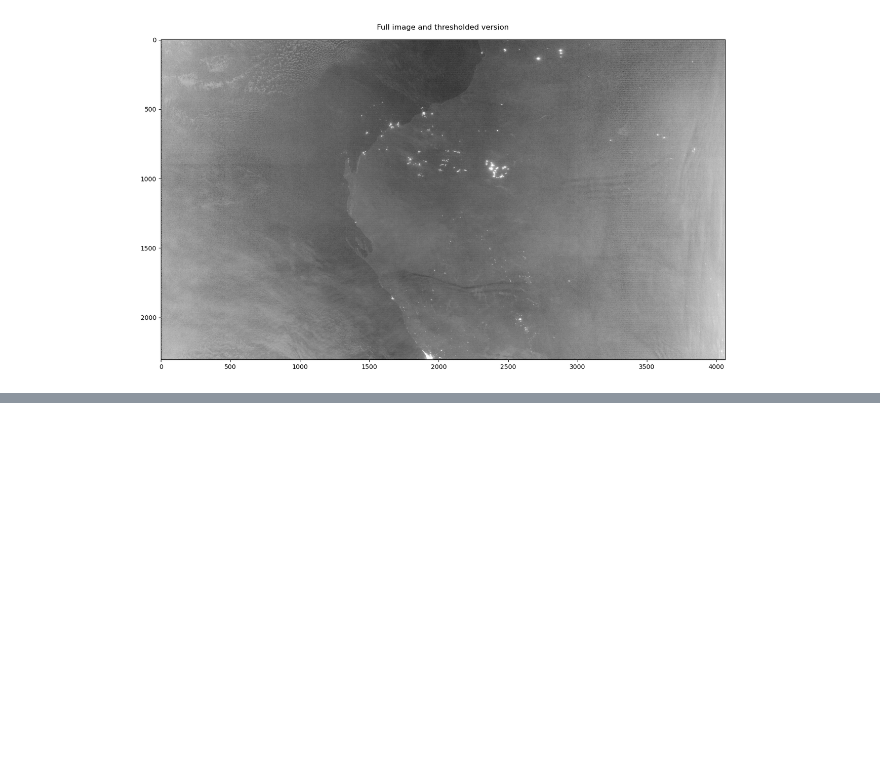
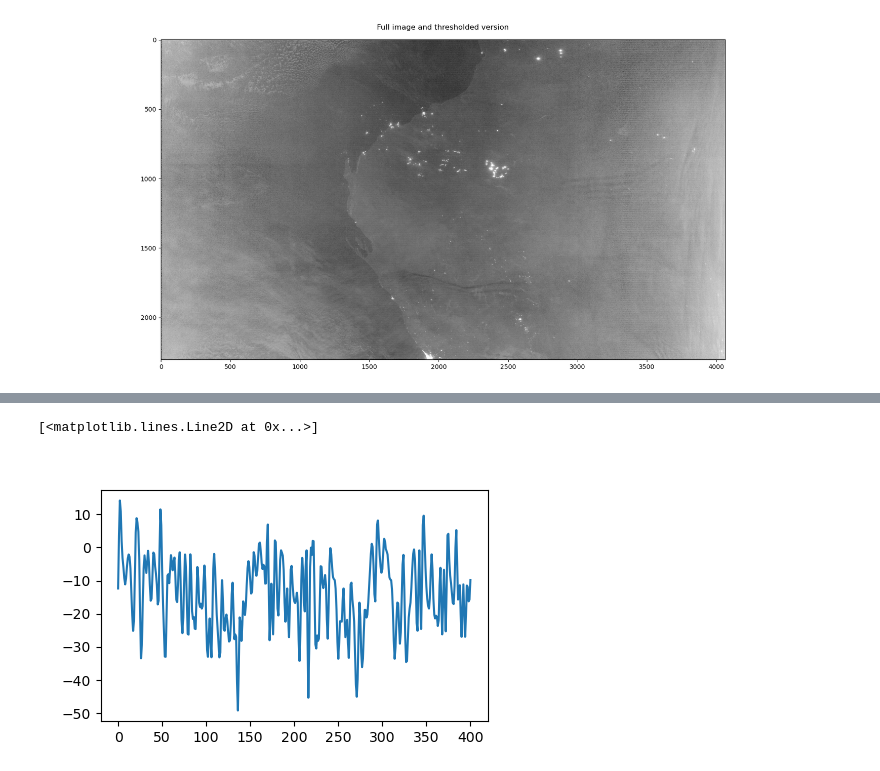
Before and after one commit to zyjux/harmonic_gw, a Jupyter notebook: periodic_alignment.ipynb, the cells around one changed output, grey strips where cells are left out. Drawn from its saved outputs; the diff is of its cells as text; code cells hidden in the pictures; blank space fills up the shorter version.

```diff
--- a/periodic_alignment.ipynb
+++ b/periodic_alignment.ipynb
@@ -80,0 +96,12 @@ x, y = sample_line(center, np.pi/2)
+# %%
+center = (2380, 1800)
+
+x, y = sample_line(center, np.pi/2, sample_ratio=2)
+
+vals = scipy.ndimage.map_coordinates(img_array_centered, np.vstack((y, x)))
+
+F, ax = plt.subplots(1, 1, figsize=(5, 3))
+ax.plot(vals)
+# %% [output]
+[<matplotlib.lines.Line2D at 0x...>]
+[figure, added]
```
Also changed, not shown: parts of 8 cells of this notebook.
